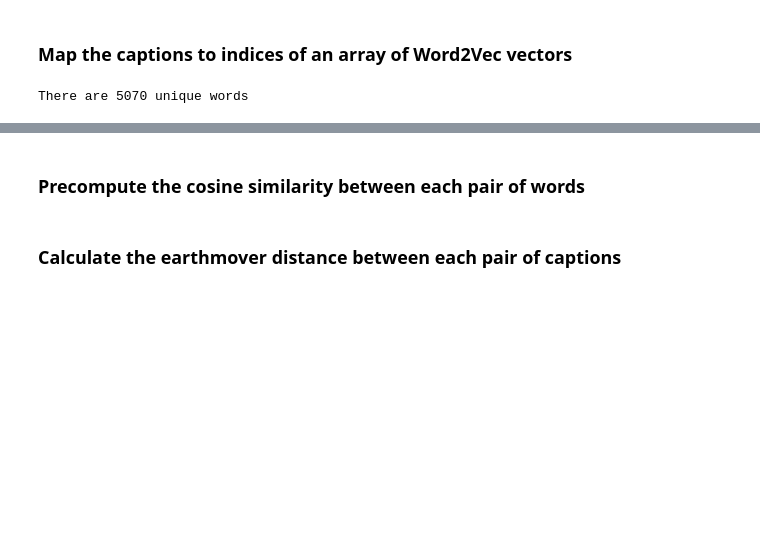
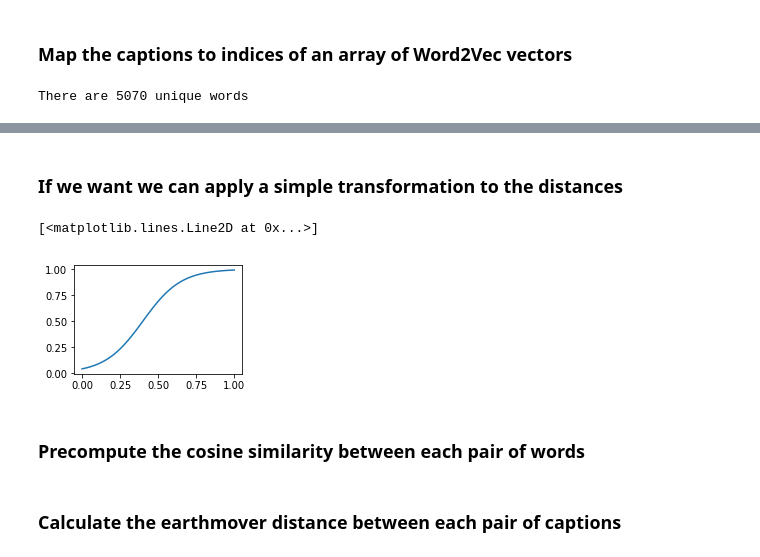
Before and after one commit to Pbatch/CodenamesPictures, a Jupyter notebook: misc/coco/PictureSimilarity.ipynb, the cells around one changed output, grey strips where cells are left out. Cells and saved outputs as stored; diff of their text form; code cells hidden in the pictures; blank space fills up the shorter version.

```diff
--- a/misc/coco/PictureSimilarity.ipynb
+++ b/misc/coco/PictureSimilarity.ipynb
@@ -72,6 +73,20 @@ df.head()
 | 2 | http://images.cocodataset.org/val... | 428 | 640 | 2 | past city walking dwellers walk s... | [35, 36, 37, 38, 39, 5, 40, 41, 4... |
 | 3 | http://images.cocodataset.org/val... | 480 | 640 | 3 | skateboard tricks falls bike air ... | [51, 52, 53, 54, 55, 56, 57, 58, ... |
 | 4 | http://images.cocodataset.org/val... | 388 | 640 | 4 | fixture walk blue sidewalk locked... | [65, 39, 66, 67, 68, 40, 69, 6, 5... |
+# %% [markdown]
+### If we want we can apply a simple transformation to the distances
+# %%
+@njit
+def sigmoid(x):
+    return 1 / (1 + np.exp(-8*(x - 0.4)))
+
+x = np.linspace(0, 1, 50)
+y = sigmoid(x)
+plt.figure(figsize=(3,2))
+plt.plot(x, y)
+# %% [output]
+[<matplotlib.lines.Line2D at 0x...>]
+[figure, added]
 # %% [markdown]
 ### Precompute the cosine similarity between each pair of words
 # %%
```
Also changed, not shown: parts of 9 cells of this notebook, 2 other files.
